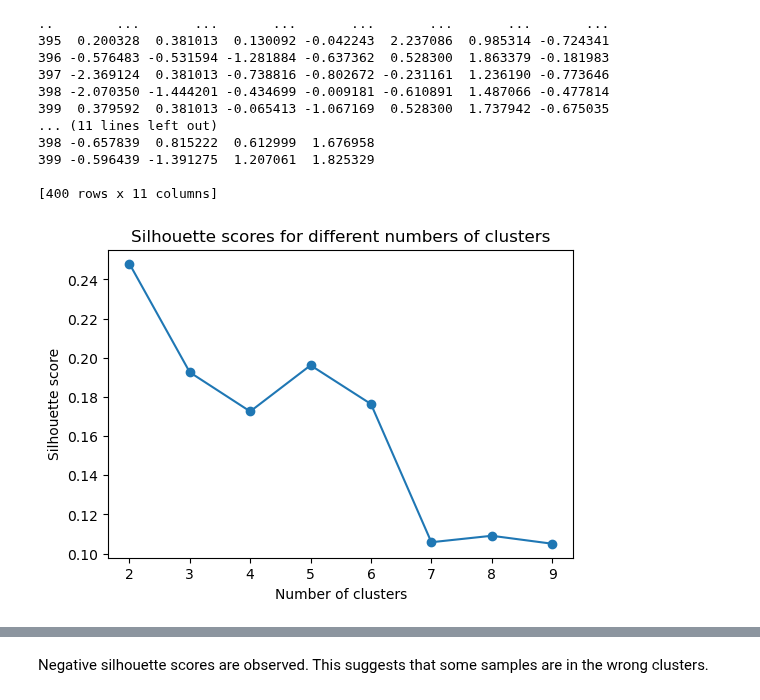
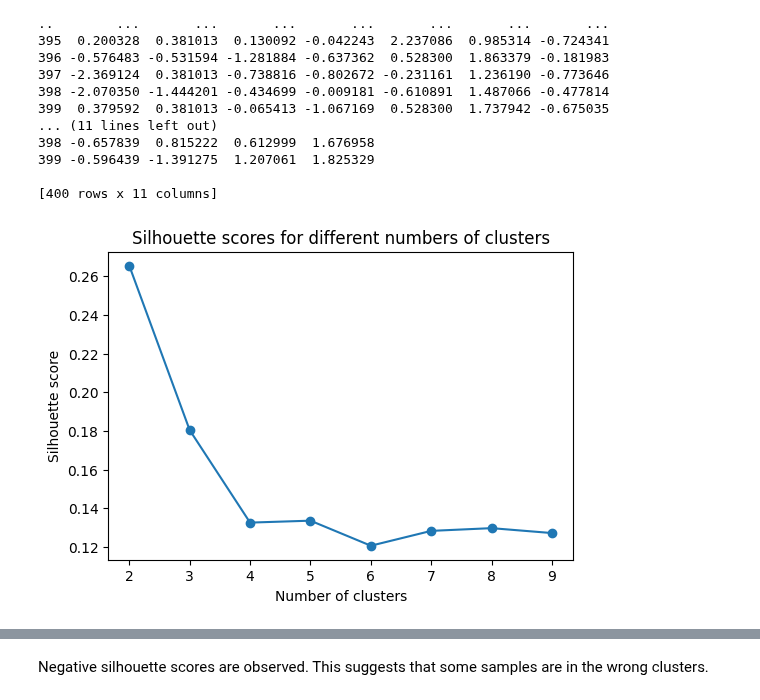
Before and after one commit to Barkesty/Project-Chronic-Kidney-Disease-Classification-Challenge, a Jupyter notebook: project.ipynb, the cells around one changed output, grey strips where cells are left out. Cells and saved outputs as stored; diff of their text form; code cells hidden in the pictures.

```diff
--- a/project.ipynb
+++ b/project.ipynb
@@ -477,28 +495,28 @@ print(df[num_col])
 # %%
 # Perform K—Mean
 
-columns_to_drop = ['class']
+columns_to_drop = ['class', 'sg', 'al', 'su', 'rbc', 'pc', 'pcc', 'ba', 'htn', 'dm', 'cad', 'appet', 'pe', 'ane']
 df_test = df.drop(columns=columns_to_drop)
 
 from sklearn.cluster import KMeans
 from sklearn.metrics import silhouette_samples, silhouette_score
 
 silhouette_scores = []
 
 K_range = range(2, 10)
 for K in K_range:
     km = KMeans(n_clusters=K, n_init=20,random_state=1)
     clusters = km.fit_predict(df_test)
     silhouette_scores.append(silhouette_score(df_test, clusters))
 
 plt.figure(figsize=(6,4))
 plt.plot(K_range, silhouette_scores, marker='o')
 plt.title('Silhouette scores for different numbers of clusters')
 plt.xlabel('Number of clusters')
 plt.ylabel('Silhouette score')
 plt.show()
 # %% [output]
-[figure, old version]
+[figure, new version]
 # %%
 import matplotlib.cm as cm
 
```
Also changed, not shown: parts of 28 cells of this notebook.
